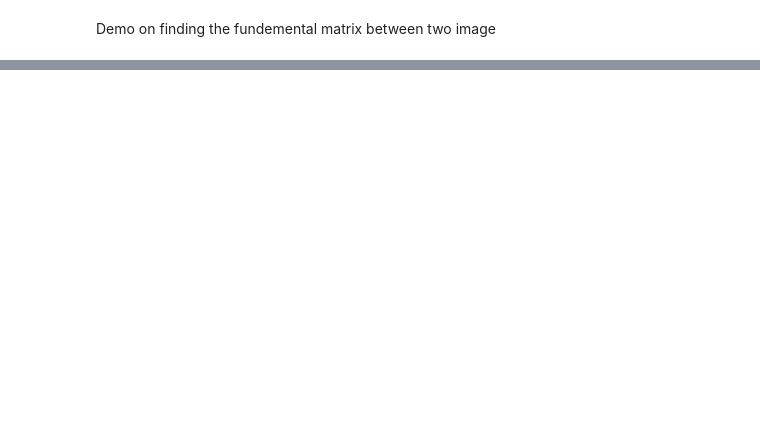
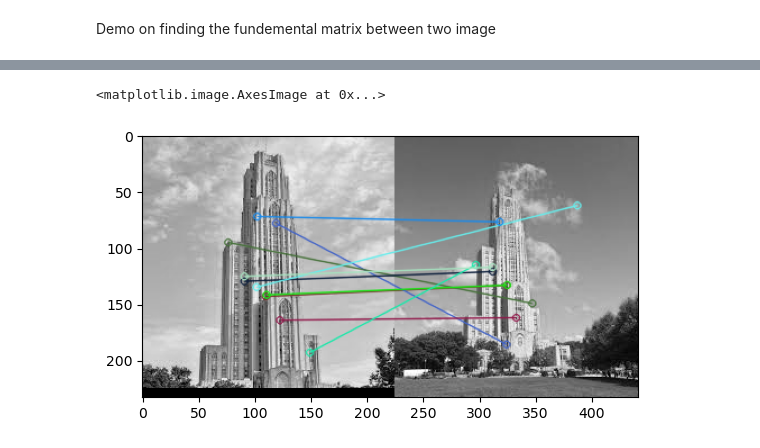
Before and after one commit to danielstoller/ImageProcessingLectureNotebooks, a Jupyter notebook: Lectures/Lecture15/FundementalMatrix.ipynb, the cells around one changed output, grey strips where cells are left out. Drawn from its saved outputs; the diff is of its cells as text; code cells hidden in the pictures; blank space fills up the shorter version.

```diff
--- a/Lectures/Lecture15/FundementalMatrix.ipynb
+++ b/Lectures/Lecture15/FundementalMatrix.ipynb
@@ -19,0 +20,38 @@ error: OpenCV(4.10.0) /private/var/folders/c_/qfmhj66j0tn016nkx_th4hxm0000gp/T/a
+# %%
+# Convert to grayscale
+gray1 = cv2.cvtColor(cathy1, cv2.COLOR_BGR2GRAY)
+gray2 = cv2.cvtColor(cathy2, cv2.COLOR_BGR2GRAY)
+# Initiate ORB detector
+orb = cv2.ORB_create()
+
+# Find the keypoints and descriptors with ORB
+kp1, des1 = orb.detectAndCompute(gray1, None)
+kp2, des2 = orb.detectAndCompute(gray2, None)
+
+# Create a BFMatcher object
+bf = cv2.BFMatcher(cv2.NORM_HAMMING, crossCheck=True)
+
+# Match descriptors
+matches = bf.match(des1, des2)
+
+# Sort them in the order of their distance
+matches = sorted(matches, key=lambda x: x.distance)
+
+# Extract the matched keypoints
+pts1 = []
+pts2 = []
+
+for match in matches[:10]:
+    pts1.append(kp1[match.queryIdx].pt)
+    pts2.append(kp2[match.trainIdx].pt)
+
+# Convert to numpy arrays
+pts1 = np.array(pts1)
+pts2 = np.array(pts2)
+# %%
+# Draw first 10 matches
+img3 = cv2.drawMatches(gray1, kp1, gray2, kp2, matches[:10], None, flags=cv2.DrawMatchesFlags_NOT_DRAW_SINGLE_POINTS)
+plt.imshow(img3)
+# %% [output]
+<matplotlib.image.AxesImage at 0x...>
+[figure, added]
```
Also changed, not shown: parts of 6 cells of this notebook.
